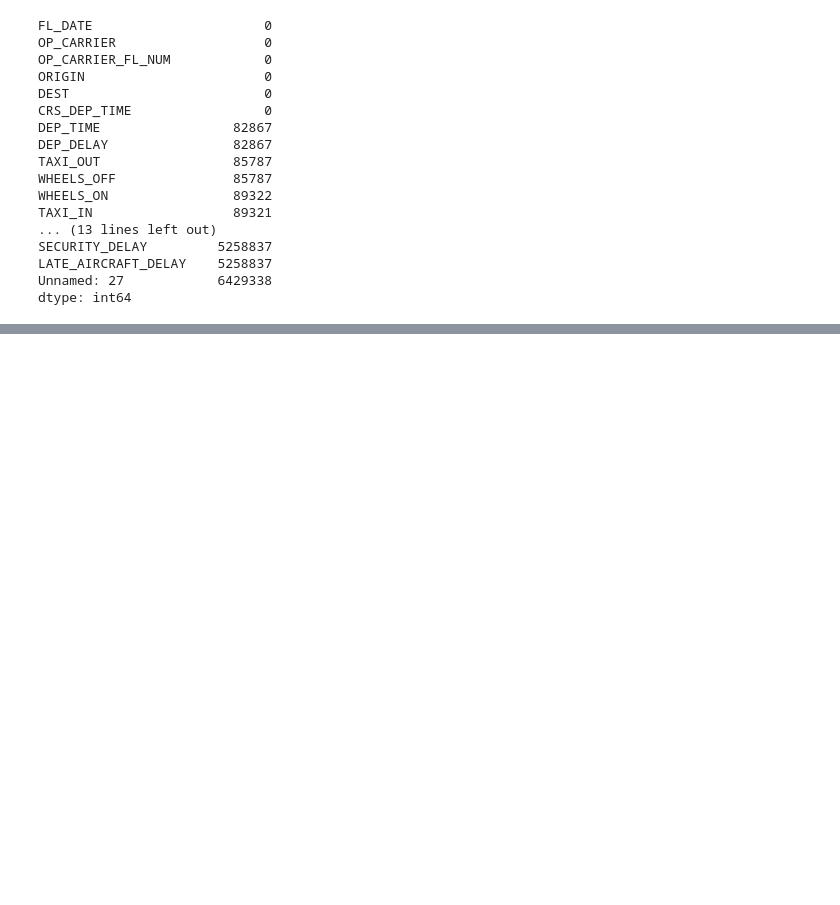
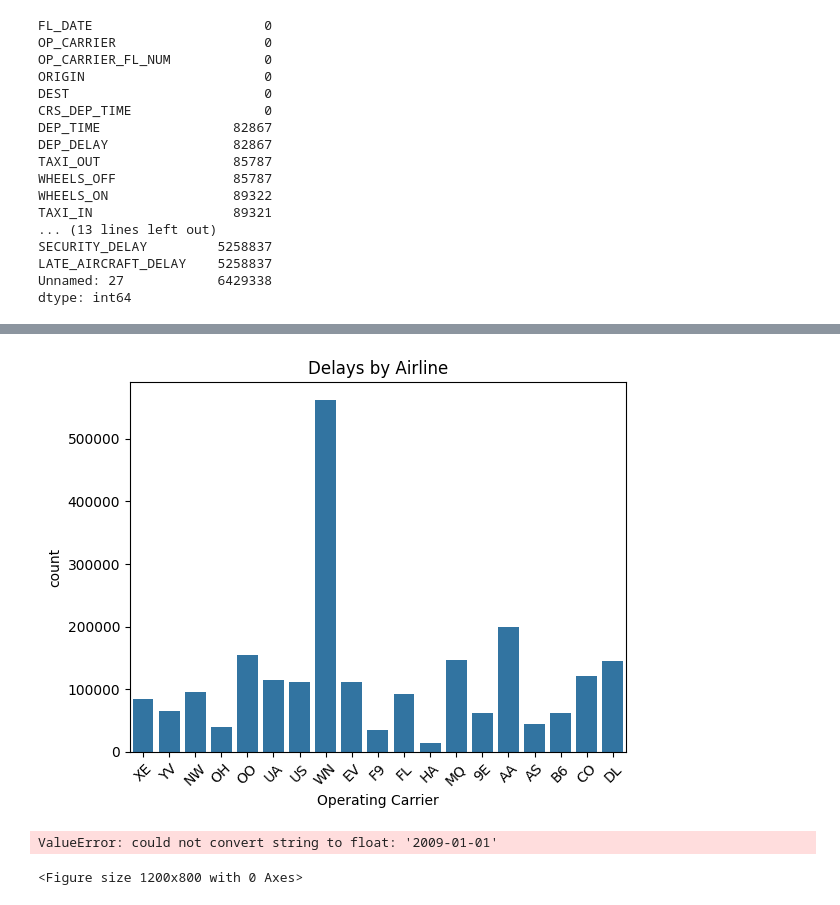
Before and after one commit to kibetamos/ML-zoomcamp-Homework, a Jupyter notebook: Mid_Term/Mid_term.ipynb, the cells around one changed output, grey strips where cells are left out. Saved outputs shown, nothing was run; the diff lists cells and outputs as text; code cells hidden in the pictures; blank space fills up the shorter version.

```diff
--- a/Mid_Term/Mid_term.ipynb
+++ b/Mid_Term/Mid_term.ipynb
@@ -83,0 +86,18 @@ plt.show()
+# %%
+# Delays by Airline
+sns.countplot(data=df[df['DEP_DELAY'] > 0], x='OP_CARRIER')
+plt.title("Delays by Airline")
+plt.xlabel("Operating Carrier")
+plt.xticks(rotation=45)
+plt.show()
+# %% [output]
+[figure, added]
+# %%
+# Correlation heatmap
+plt.figure(figsize=(12, 8))
+sns.heatmap(df.corr(), annot=True, cmap='coolwarm')
+plt.title("Correlation Heatmap of Features")
+plt.show()
+# %% [output]
+ValueError: could not convert string to float: '2009-01-01'
+<Figure size 1200x800 with 0 Axes>
```
Also changed, not shown: parts of 1 cell of this notebook.
